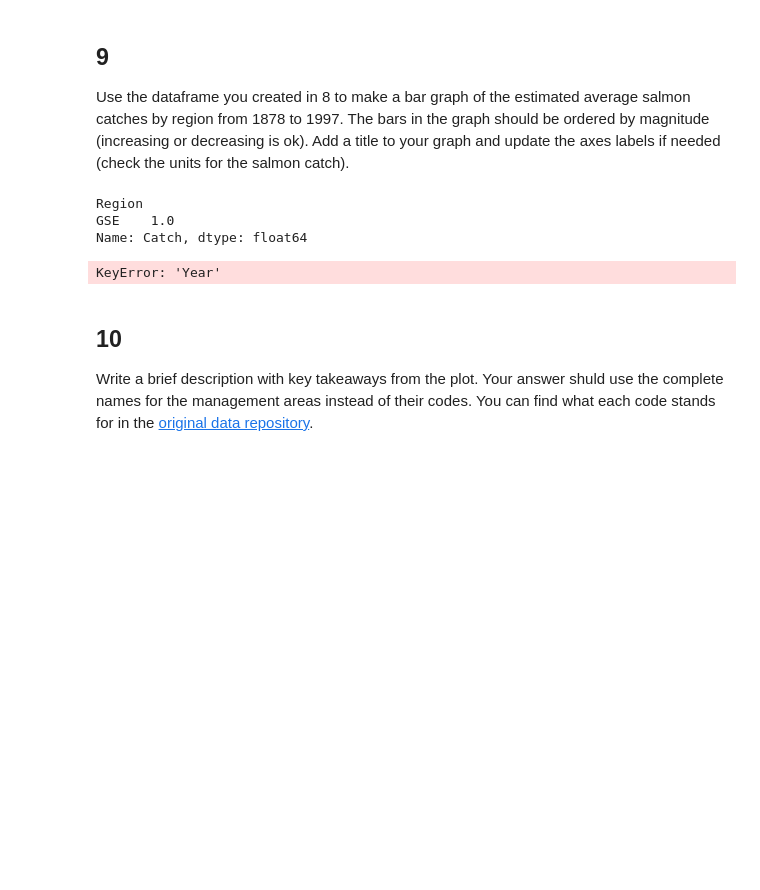
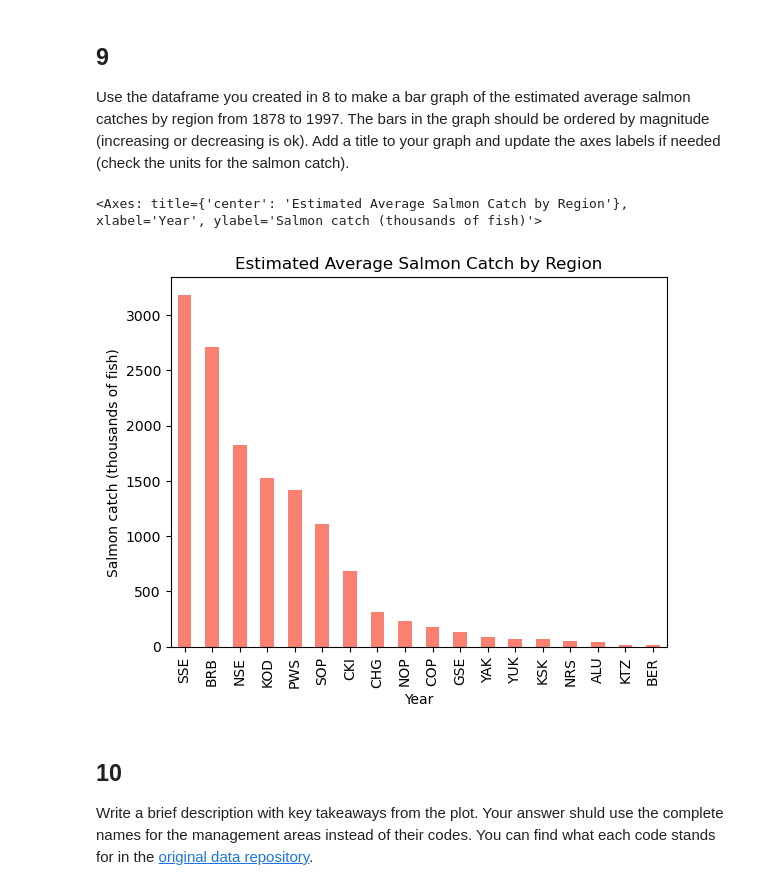
Before and after one commit to IsabellaSegarra/eds220-hwk2, a Jupyter notebook: task2/hwk2-task2-salmon.ipynb, the cells around one changed output. Cells and saved outputs as stored; diff of their text form; code cells hidden in the pictures; blank space fills up the shorter version.

```diff
--- a/task2/hwk2-task2-salmon.ipynb
+++ b/task2/hwk2-task2-salmon.ipynb
@@ -295,9 +344,3 @@ q8 results: All test cases passed!
 ## 9
 
 Use the dataframe you created in 8 to make a bar graph of the estimated average salmon catches by region from 1878 to 1997. The bars in the graph should be ordered by magnitude (increasing or decreasing is ok). Add a title  to your graph and update the axes labels if needed (check the units for the salmon catch).
-# %%
-avg_region.head()
-# %% [output]
-Region
-GSE    1.0
-Name: Catch, dtype: float64
@@ -308,11 +347,17 @@ avg_region.loc['Year' = 1878[(kind = 'bar',
-# %%
-avg_region[avg_region['Year'].between(1878, 1997)]
-
-#.plot(kind = 'bar',
-               #x = 'Catch',
-               #y = 'Year')
-# %% [output]
-KeyError: 'Year'
+# %%
+
+avg_region.sort_values(ascending=False).plot(
+    kind='bar',
+    x='Year',
+    y='Catch',
+    title='Estimated Average Salmon Catch by Region',
+    xlabel='Year',
+    ylabel='Salmon catch (thousands of fish)',
+    color='#FA8072'
+)
+# %% [output]
+<Axes: title={'center': 'Estimated Average Salmon Catch by Region'}, xlabel='Year', ylabel='Salmon catch (thousands of fish)'>
+[figure, added]
 # %% [markdown]
 <!-- END QUESTION -->
 
```
Also changed, not shown: parts of 20 cells of this notebook.
